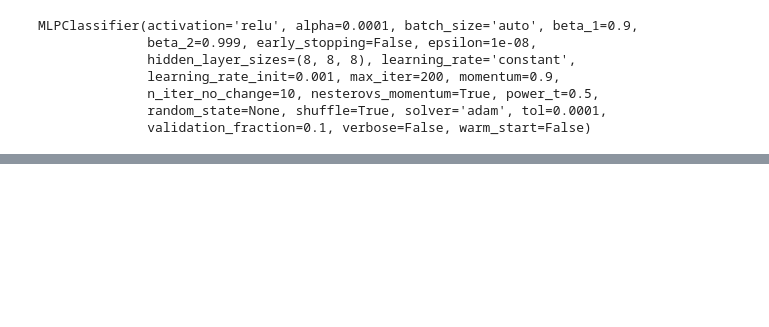
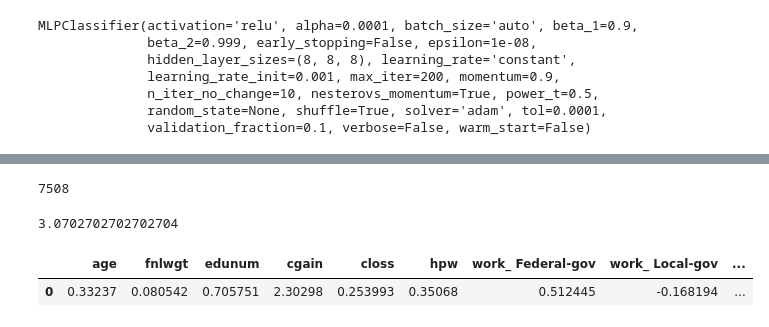
Before and after one commit to zhiyingq/cs273pj, a Jupyter notebook: src/data_process.ipynb, the cells around one changed output, grey strips where cells are left out. Cells and saved outputs as stored; diff of their text form; code cells hidden in the pictures; blank space fills up the shorter version.

```diff
--- a/data_process.ipynb
+++ b/src/data_process.ipynb
@@ -261,10 +261,14 @@ array([[0.77141583, 0.77299343, 0.77032547, 0.76940807, 0.77726232,
 # %% [markdown]
 ### Ensemble the models
 # %%
+svml = svm.SVC(C=5, kernel='rbf', gamma='scale')
+nn = neural_network.MLPClassifier(hidden_layer_sizes=(8, 8, 8), activation='relu', solver='adam')
+# rf = ensemble.RandomForestClassifier(n_estimators=110,max_features=8,min_samples_leaf=10)
 lc = linear_model.LogisticRegression(penalty='l1', C=2)
-svm = svm.SVC(C=5, kernel='rbf', gamma='scale')
-nn = neural_network.MLPClassifier(hidden_layer_sizes=(8, 8, 8), activation='relu', solver='adam')
-esb = ensemble.VotingClassifier(estimators=[('linear classifier', lc), ('svm', svm), ('neural network', nn)], voting='hard')
+# %%
+esb = ensemble.VotingClassifier(estimators=[('neural network', nn),
+                                            ('svm', svml),
+                                            ('linear classification', lc)], voting='hard')
 # %%
 esb.fit(train_X, train_Y)
 # %% [output]
@@ -328,0 +439,15 @@ actual > 50K               1428             2272      3700   0.741272  0.614054
+# %%
+sum(train_Y)
+# %% [output]
+7508
+# %%
+(len(test_Y) - sum(test_Y)) / sum(test_Y)
+# %% [output]
+3.0702702702702704
+# %%
+coeffs = pd.DataFrame(lc.coef_, columns=train.drop('income', axis=1).columns)
+# %%
+coeffs
+# %% [output]
+|  | age | fnlwgt | edunum | cgain | closs | hpw | work_ Federal-gov | work_ Local-gov | ... |
+| 0 | 0.33237 | 0.080542 | 0.705751 | 2.30298 | 0.253993 | 0.35068 | 0.512445 | -0.168194 | ... |
```
Also changed, not shown: parts of 15 cells of this notebook, 1 other file.
